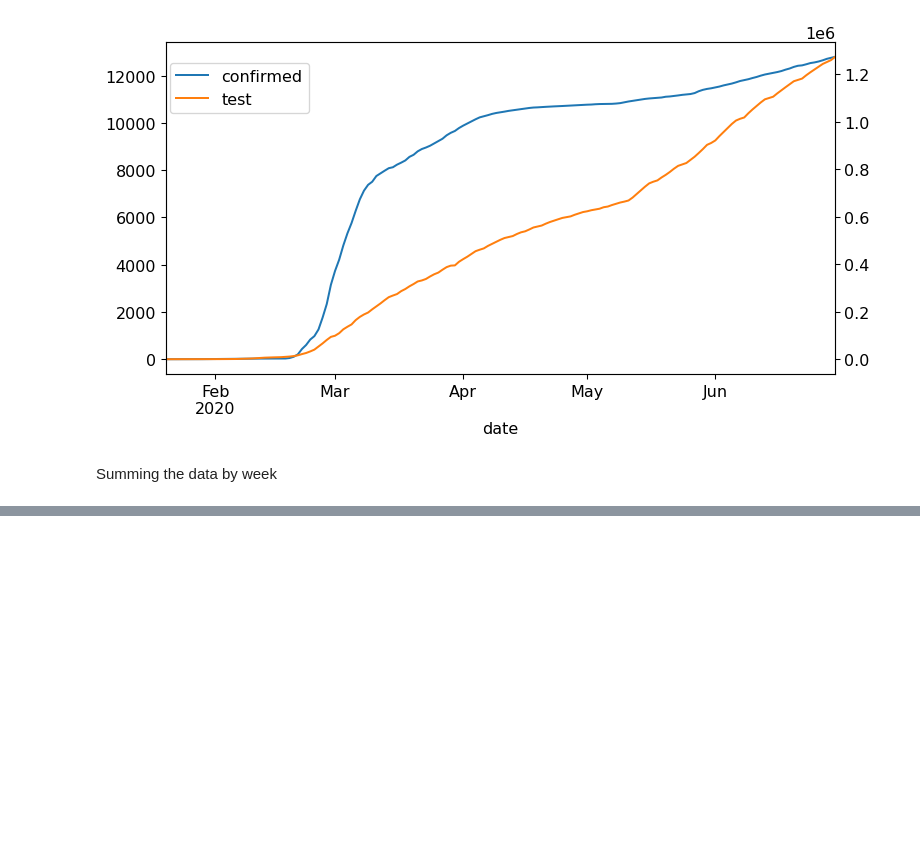
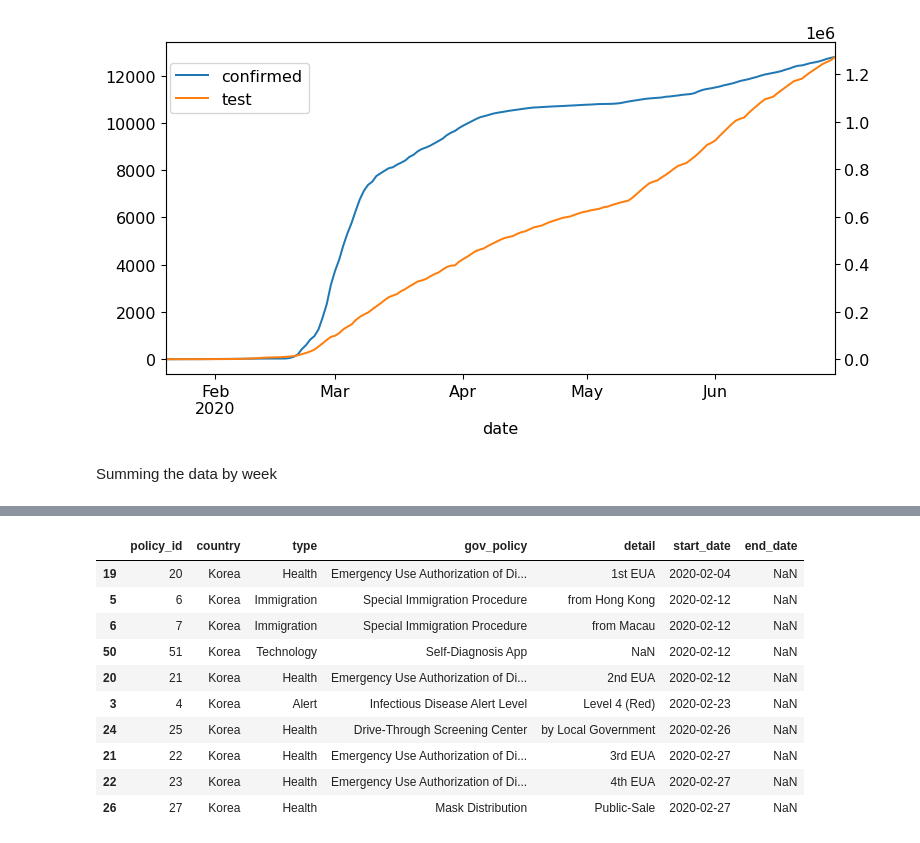
Before and after one commit to gediminas-skvarnavicius/s-korea-covid-19-analysis, a Jupyter notebook: analysis.ipynb, the cells around one changed output, grey strips where cells are left out. Drawn from its saved outputs; the diff is of its cells as text; code cells hidden in the pictures; blank space fills up the shorter version.

```diff
--- a/analysis.ipynb
+++ b/analysis.ipynb
@@ -189,0 +234,14 @@ doubling_line
+# %%
+data['Policy'].sort_values('start_date')[5:15]
+# %% [output]
+|  | policy_id | country | type | gov_policy | detail | start_date | end_date |
+| 19 | 20 | Korea | Health | Emergency Use Authorization of Di... | 1st EUA | 2020-02-04 | NaN |
+| 5 | 6 | Korea | Immigration | Special Immigration Procedure | from Hong Kong | 2020-02-12 | NaN |
+| 6 | 7 | Korea | Immigration | Special Immigration Procedure | from Macau | 2020-02-12 | NaN |
+| 50 | 51 | Korea | Technology | Self-Diagnosis App | NaN | 2020-02-12 | NaN |
+| 20 | 21 | Korea | Health | Emergency Use Authorization of Di... | 2nd EUA | 2020-02-12 | NaN |
+| 3 | 4 | Korea | Alert | Infectious Disease Alert Level | Level 4 (Red) | 2020-02-23 | NaN |
+| 24 | 25 | Korea | Health | Drive-Through Screening Center | by Local Government | 2020-02-26 | NaN |
+| 21 | 22 | Korea | Health | Emergency Use Authorization of Di... | 3rd EUA | 2020-02-27 | NaN |
+| 22 | 23 | Korea | Health | Emergency Use Authorization of Di... | 4th EUA | 2020-02-27 | NaN |
+| 26 | 27 | Korea | Health | Mask Distribution | Public-Sale | 2020-02-27 | NaN |
```
Also changed, not shown: parts of 7 cells of this notebook, 1 other file.
